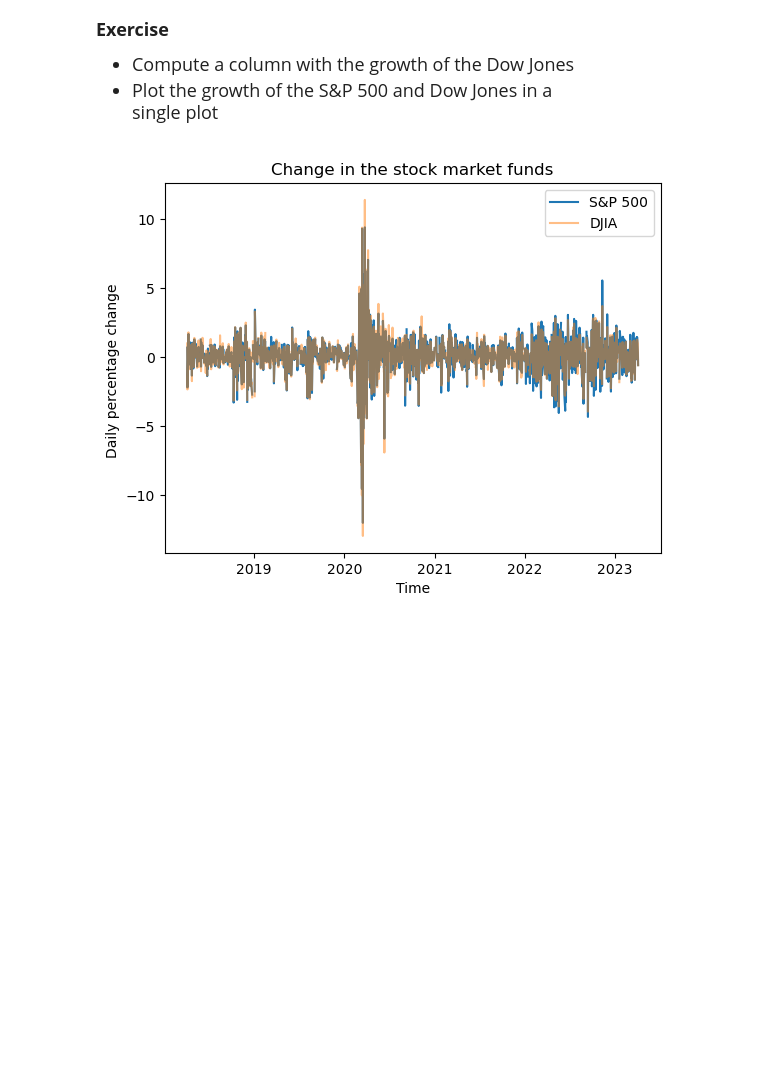
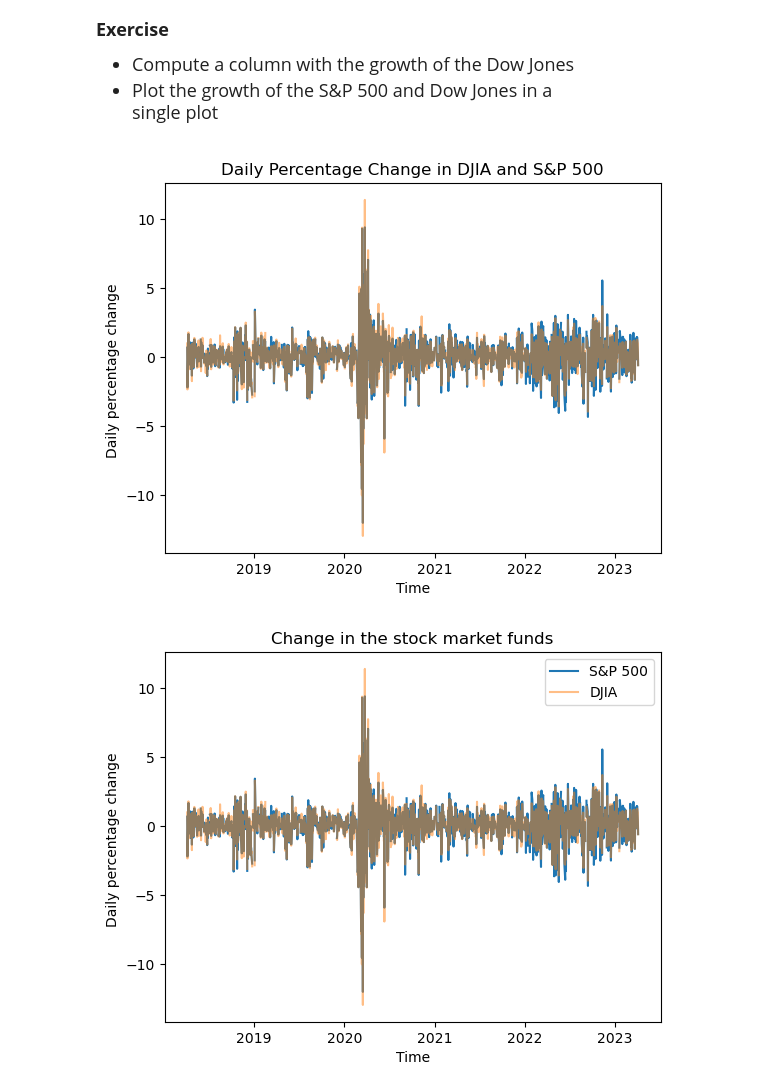
Before and after one commit to Cynthiah0503/qtm151fall2025, a Jupyter notebook: Lecture_18-time_series_data/Lecture18.ipynb, the cells around one changed output. Saved outputs shown, nothing was run; the diff lists cells and outputs as text; code cells hidden in the pictures; blank space fills up the shorter version.

```diff
--- a/Lecture_18-time_series_data/Lecture18.ipynb
+++ b/Lecture_18-time_series_data/Lecture18.ipynb
@@ -428,6 +454,20 @@ plt.show()
 - Compute a column with the growth of the Dow Jones
 - Plot the growth of the S&P 500 and Dow Jones in a <br>
 single plot
+# %%
+df_financial["growth_djia"] = df_financial["djia"].diff() / df_financial["djia"].shift(1) * 100
+df_financial["growth_sp500"] = df_financial["sp500"].diff() / df_financial["sp500"].shift(1) * 100
+
+
+plt.plot("date",  "growth_sp500", data = df_financial)
+plt.plot("date",  "growth_djia", data = df_financial, alpha = 0.5)
+plt.xlabel("Time")
+plt.ylabel("Daily percentage change ")
+plt.title("Daily Percentage Change in DJIA and S&P 500")
+
+plt.show()
+# %% [output]
+[figure, added]
 # %%
 # Write your own code
 
```
Also changed, not shown: parts of 7 cells of this notebook, 14 other files.
